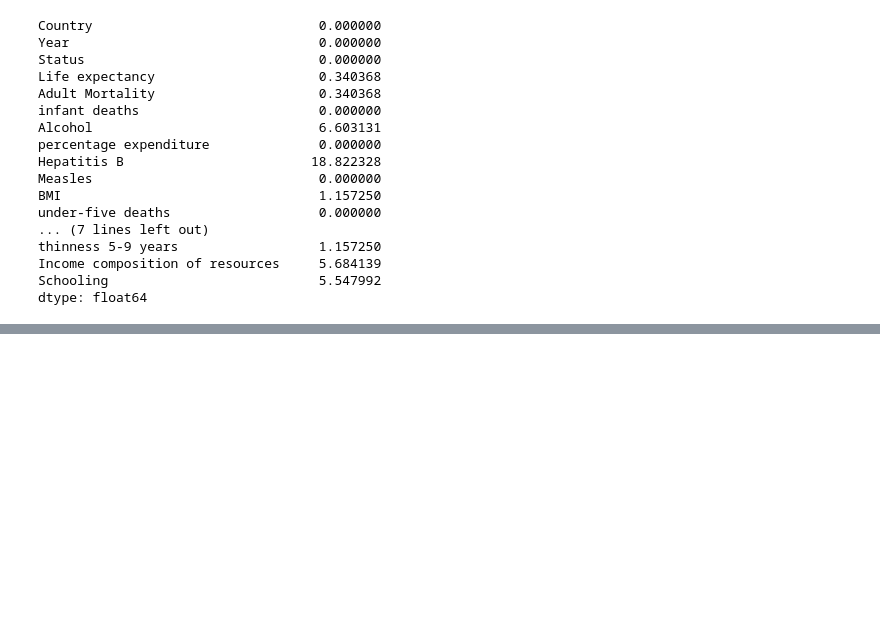
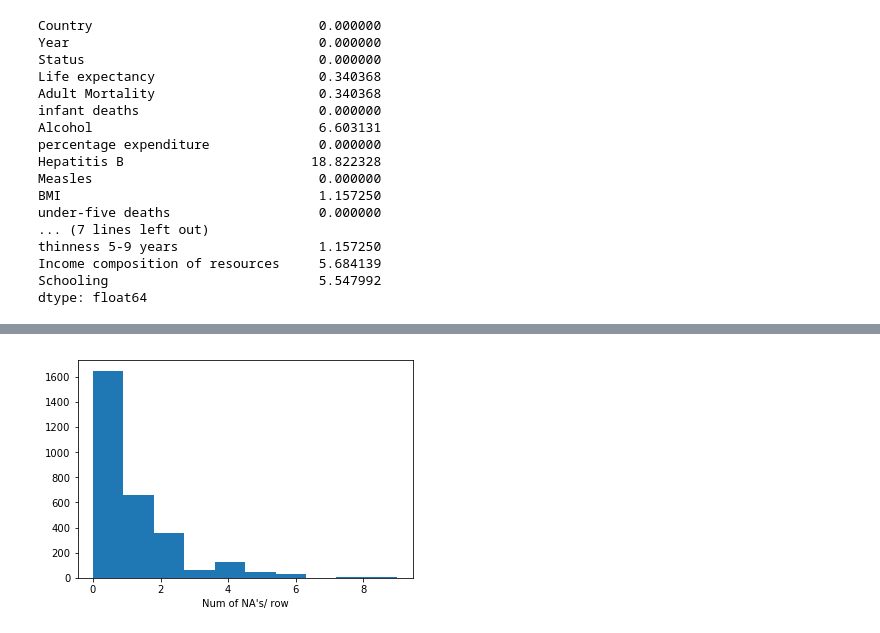
Before and after one commit to WAzaizeh/Main_Course, a Jupyter notebook: Model_preperation_challenge.ipynb, the cells around one changed output, grey strips where cells are left out. Saved outputs shown, nothing was run; the diff lists cells and outputs as text; code cells hidden in the pictures; blank space fills up the shorter version.

```diff
--- a/Model_preperation_challenge.ipynb
+++ b/Model_preperation_challenge.ipynb
@@ -116,0 +101,8 @@ corr.style.background_gradient(cmap='RdBu_r')
+# %%
+## Are there rows with multiple missing entries?
+na_count = life_df.isnull().sum(axis=1)
+plt.hist(na_count)
+plt.xlabel("Num of NA's/ row")
+plt.show()
+# %% [output]
+[figure, added]
```
Also changed, not shown: parts of 33 cells of this notebook.
